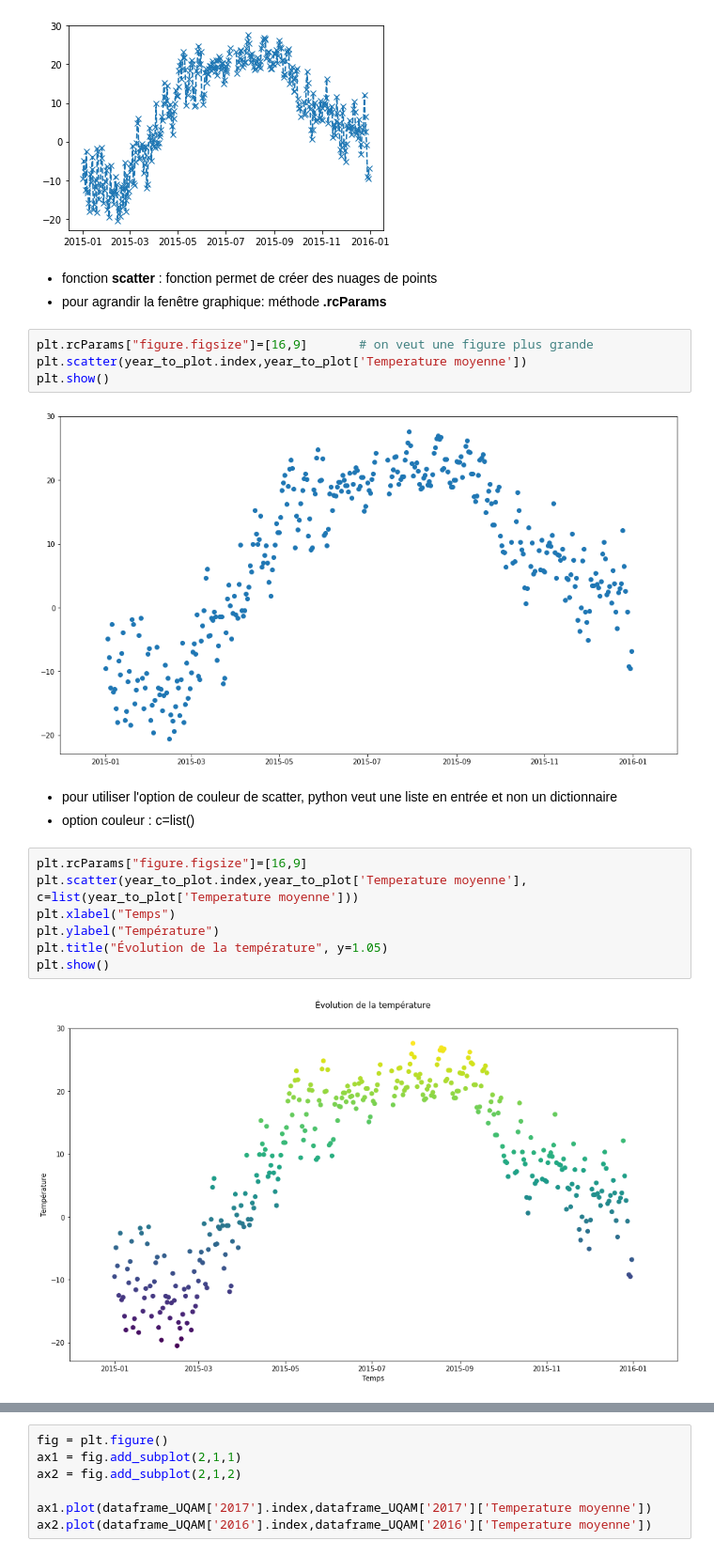
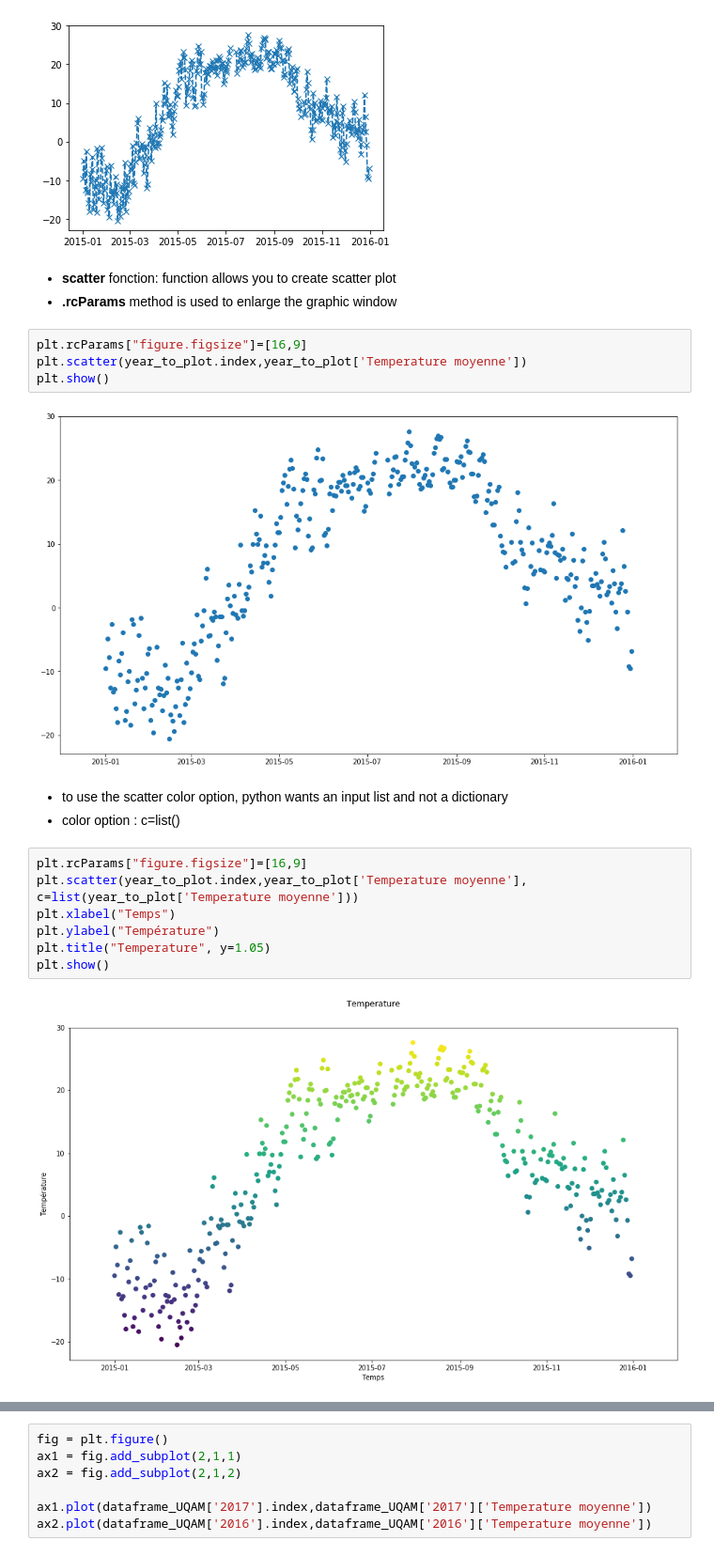
Before and after one commit to guimeto/Python_Training_September, a Jupyter notebook: Part1/8-Visualisation_Matplotlib.ipynb, the cells around one changed output, grey strips where cells are left out. Shown at 94% size. Cells and saved outputs as stored; diff of their text form.

```diff
--- a/Part1/8-Visualisation_Matplotlib.ipynb
+++ b/Part1/8-Visualisation_Matplotlib.ipynb
@@ -89,24 +87,24 @@ plt.plot(year_to_plot.index,year_to_plot['Temperature moyenne'], marker='x', lin
 plt.show()
 # %% [output]
 [figure]
-# %% [markdown]
-- fonction <b>scatter </b>: fonction permet de créer des nuages de points
-- pour agrandir la fenêtre graphique: méthode <b>.rcParams</b>
+# %% [markdown]
+- <b>scatter </b> fonction: function allows you to create scatter plot
+- <b>.rcParams</b> method is used to enlarge the graphic window
 # %%
-plt.rcParams["figure.figsize"]=[16,9]       # on veut une figure plus grande
+plt.rcParams["figure.figsize"]=[16,9]
 plt.scatter(year_to_plot.index,year_to_plot['Temperature moyenne'])
 plt.show()
 # %% [output]
 [figure]
-# %% [markdown]
-- pour utiliser l'option de couleur de scatter, python veut une liste en entrée et non un dictionnaire
-- option couleur : c=list()
+# %% [markdown]
+- to use the scatter color option, python wants an input list and not a dictionary
+- color option : c=list()
 # %%
 plt.rcParams["figure.figsize"]=[16,9]
 plt.scatter(year_to_plot.index,year_to_plot['Temperature moyenne'], c=list(year_to_plot['Temperature moyenne']))
 plt.xlabel("Temps")
 plt.ylabel("Température")
-plt.title("Évolution de la température", y=1.05)
+plt.title("Temperature", y=1.05)
 plt.show()
 # %% [output]
-[figure, old version]
+[figure, new version]
```
Also changed, not shown: parts of 29 cells of this notebook, 2 other files.
